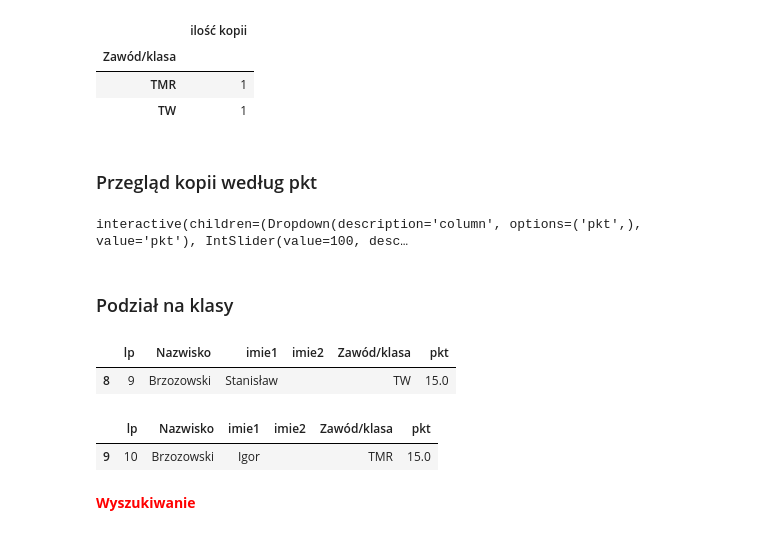
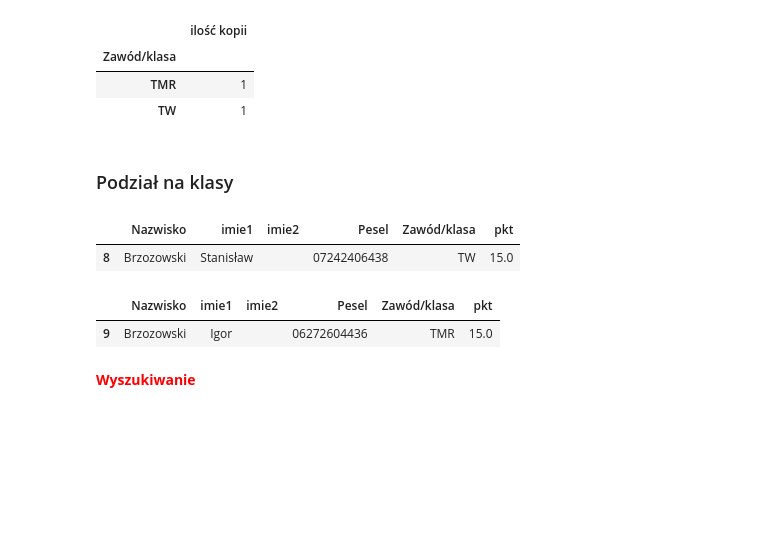
Before and after one commit to mixer123/rekrutacja2023_24, a Jupyter notebook: Rekrutacja2023_24.ipynb, the cells around one changed output. Saved outputs shown, nothing was run; the diff lists cells and outputs as text; code cells hidden in the pictures; blank space fills up the shorter version.

```diff
--- a/Rekrutacja2023_24.ipynb
+++ b/Rekrutacja2023_24.ipynb
@@ -153,7 +143,7 @@ css = """
 HTML('<style>{}</style>'.format(css))
+# %%
+list_col=['Nazwisko','imie1','imie2','Pesel','Zawód/klasa','pkt']
 # %%
-list_col=['lp','Nazwisko','imie1','imie2','Zawód/klasa','pkt']
-
 for val in value_list:
     df_oryg[df_oryg['Zawód/klasa']==val].loc[:,list_col].to_html('oryginal/'+str(val)+'.html', index=False)
     display(df_oryg[df_oryg['Zawód/klasa']==val].loc[:,list_col])
@@ -189,27 +178,17 @@ df_kopia.groupby('Zawód/klasa').count()[['lp']].rename(columns={"lp": "ilość
 | Zawód/klasa |  |
 | TMR | 1 |
 | TW | 1 |
-# %% [markdown]
-### Przegląd kopii według pkt
-# %%
-list_col=['lp','Nazwisko','imie1','imie2','Zawód/klasa','pkt']
-@interact
-def show_copy_by_pkt(column=['pkt'],x=(0,200,10)):
-    return df_kopia.loc[df_kopia[column] < x].loc[:,list_col]
-# %% [output]
-interactive(children=(Dropdown(description='column', options=('pkt',), value='pkt'), IntSlider(value=100, desc…
 # %% [markdown]
 ### Podział na klasy
 # %%
-list_col=['lp','Nazwisko','imie1','imie2','Zawód/klasa','pkt']
 for val in value_list:
     df_kopia[df_kopia['Zawód/klasa']==val].loc[:,list_col].to_html('kopia/'+str(val)+'.html', index=False)
     display(df_kopia[df_kopia['Zawód/klasa']==val].loc[:,list_col])
 # %% [output]
-|  | lp | Nazwisko | imie1 | imie2 | Zawód/klasa | pkt |
-| 8 | 9 | Brzozowski | Stanisław |  | TW | 15.0 |
+|  | Nazwisko | imie1 | imie2 | Pesel | Zawód/klasa | pkt |
+| 8 | Brzozowski | Stanisław |  | 07242406438 | TW | 15.0 |
-|  | lp | Nazwisko | imie1 | imie2 | Zawód/klasa | pkt |
-| 9 | 10 | Brzozowski | Igor |  | TMR | 15.0 |
+|  | Nazwisko | imie1 | imie2 | Pesel | Zawód/klasa | pkt |
+| 9 | Brzozowski | Igor |  | 06272604436 | TMR | 15.0 |
 # %% [markdown]
 <b><font size="+3" color="red">Wyszukiwanie</b>
 # %% [markdown]
```
Also changed, not shown: parts of 10 cells of this notebook, 8 other files.
